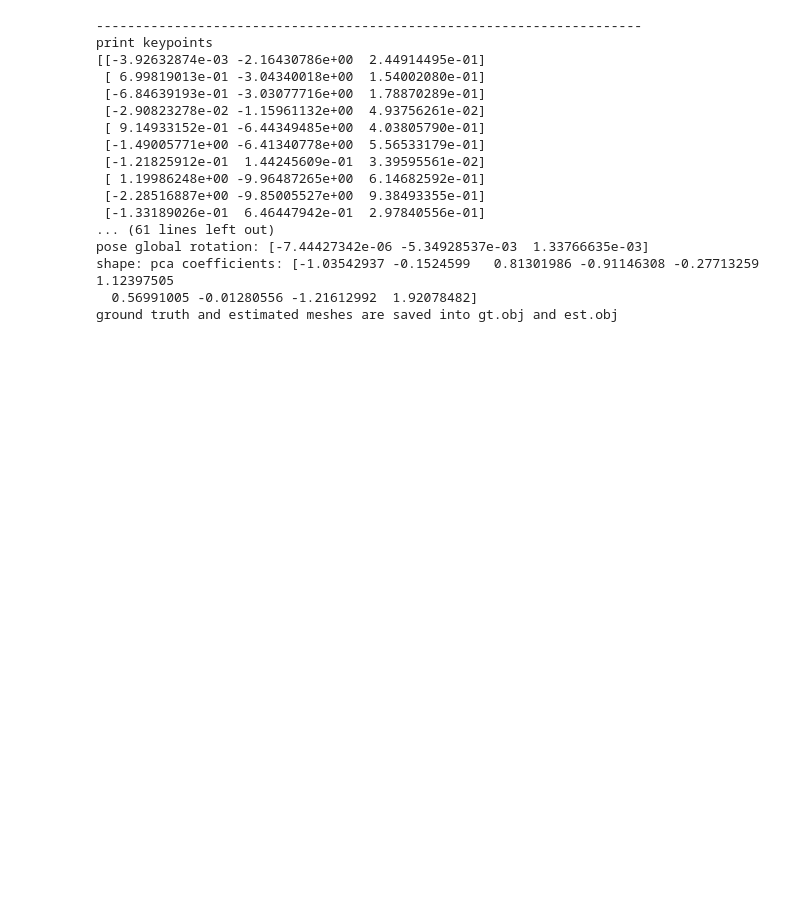
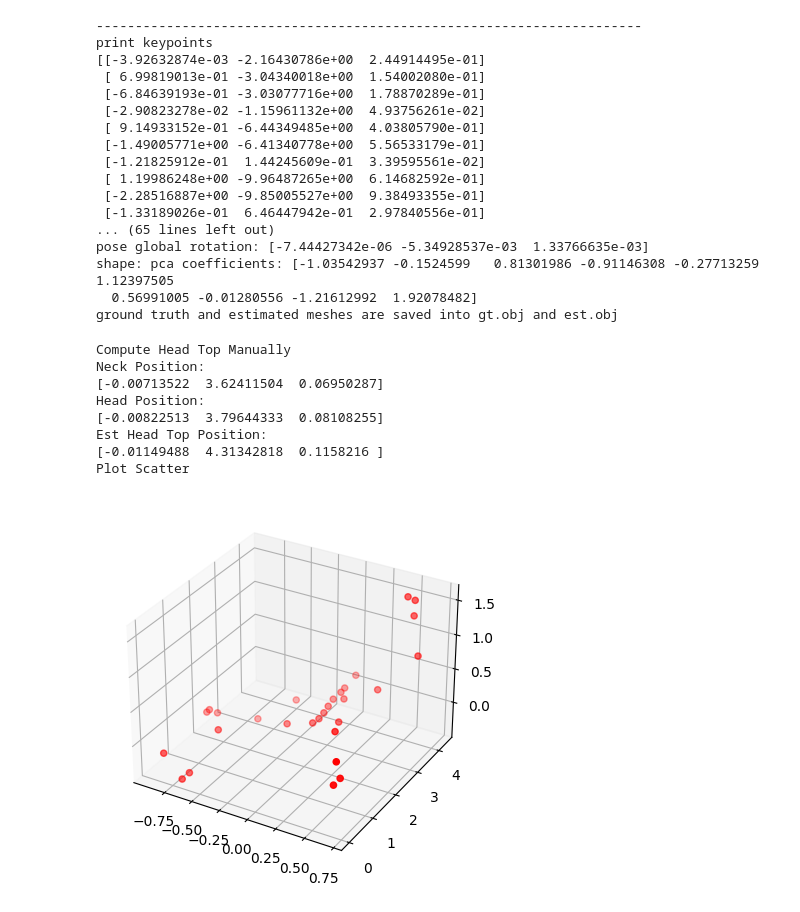
Before and after one commit to syan2018/Fbx2SMPL, a Jupyter notebook: json2smpl.ipynb, the cells around one changed output. Cells and saved outputs as stored; diff of their text form; code cells hidden in the pictures; blank space fills up the shorter version.

```diff
--- a/json2smpl.ipynb
+++ b/json2smpl.ipynb
@@ -1,3 +1,11 @@
+# %%
+import matplotlib.pyplot as plt
+
+def Polt3D(data):
+    ax = plt.subplot(projection = '3d')
+    ax.scatter(data[:,0],data[:,1],data[:,2], c = 'r')
+
+    plt.show()
 # %%
 from solver import *
 from armatures import *
@@ -34,7 +42,7 @@ print('----------------------------------------------------------------------')
 print('print keypoints')
 print(keypoints)
 print('print J_regressor_ext')
-print(mesh.J_regressor_ext)
+print(mesh.J_regressor_ext.shape)
 print('print keypoints_ext')
 print(mesh.armature.keypoints_ext)
 
@@ -73,7 +81,7 @@ print keypoints
  [ 1.19986248e+00 -9.96487265e+00  6.14682592e-01]
  [-2.28516887e+00 -9.85005527e+00  9.38493355e-01]
  [-1.33189026e-01  6.46447942e-01  2.97840556e-01]
-... (61 lines left out)
+... (65 lines left out)
 pose global rotation: [-7.44427342e-06 -5.34928537e-03  1.33766635e-03]
 shape: pca coefficients: [-1.03542937 -0.1524599   0.81301986 -0.91146308 -0.27713259  1.12397505
   0.56991005 -0.01280556 -1.21612992  1.92078482]
@@ -80,0 +194,66 @@ ground truth and estimated meshes are saved into gt.obj and est.obj
+# %%
+import json
+import pandas as pd
+import numpy as np
+
+# 获取映射关系
+mapping = pd.read_csv("keys_mapping.csv")
+
+key_joint_names = []
+
+for row in mapping.index:
+    key_joint_names.append(mapping.loc[row]['fbx_name'])
+
+# print(key_joint_names)
+
+
+
+data_path = './TestData/'
+file_name = 'a000_000030.json'
+
+with open(data_path + file_name,'r',encoding = 'utf-8') as fp:
+    data = json.load(fp)
+
+    # print(data["file_basename"])
+
+    # 取第一帧测试
+    frame_data = data["frame_sequence"][0]
+    # print(frame_data)
+
+
+    # 获取关节点信息列表
+    joints_data = GetJointsDataFromFrameData(frame_data, key_joint_names)
+    # print(joints_data)
+
+
+    # 关键词排序
+    joints_data_inorder = []
+
+    for key_joint in key_joint_names:
+        joint = GetValueInListByIndex("joint_name",key_joint,joints_data)
+        if joint == None:
+            continue
+        joints_data_inorder.append(joint)
+
+
+    # 获取匹配np格式keypoints列表
+    keypoints = GetKeyPointsByJointsDataInorder(joints_data_inorder)
+
+
+    print("Plot Scatter")
+    Polt3D(keypoints)
+    print("Print KeyPoints")
+    print(keypoints)
+
+    print("Begin Estimate")
+    EstSMPLByKeypointAndScale(keypoints,2)
+# %% [output]
+Compute Head Top Manually
+Neck Position:
+[-0.00713522  3.62411504  0.06950287]
+Head Position:
+[-0.00822513  3.79644333  0.08108255]
+Est Head Top Position:
+[-0.01149488  4.31342818  0.1158216 ]
+Plot Scatter
+[figure, added]
```
Also changed, not shown: parts of 5 cells of this notebook, 2 other files.
